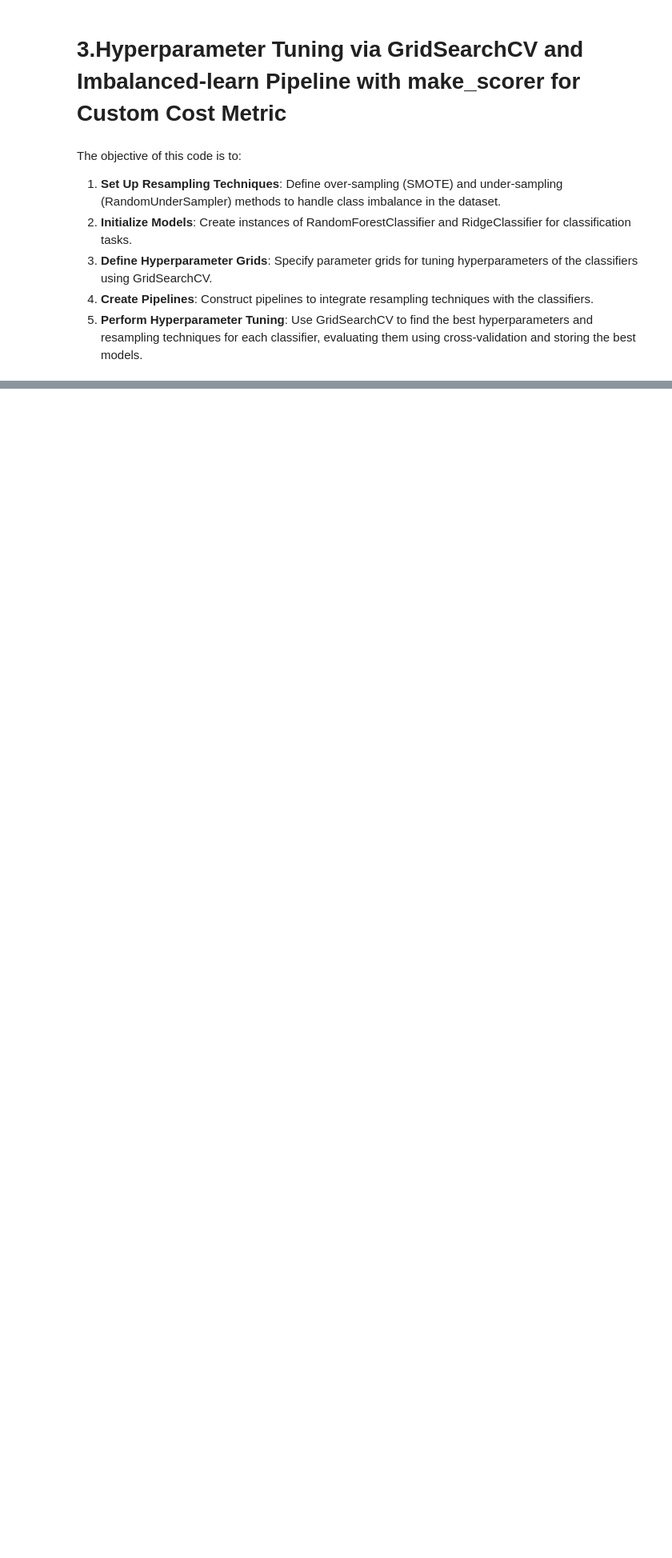
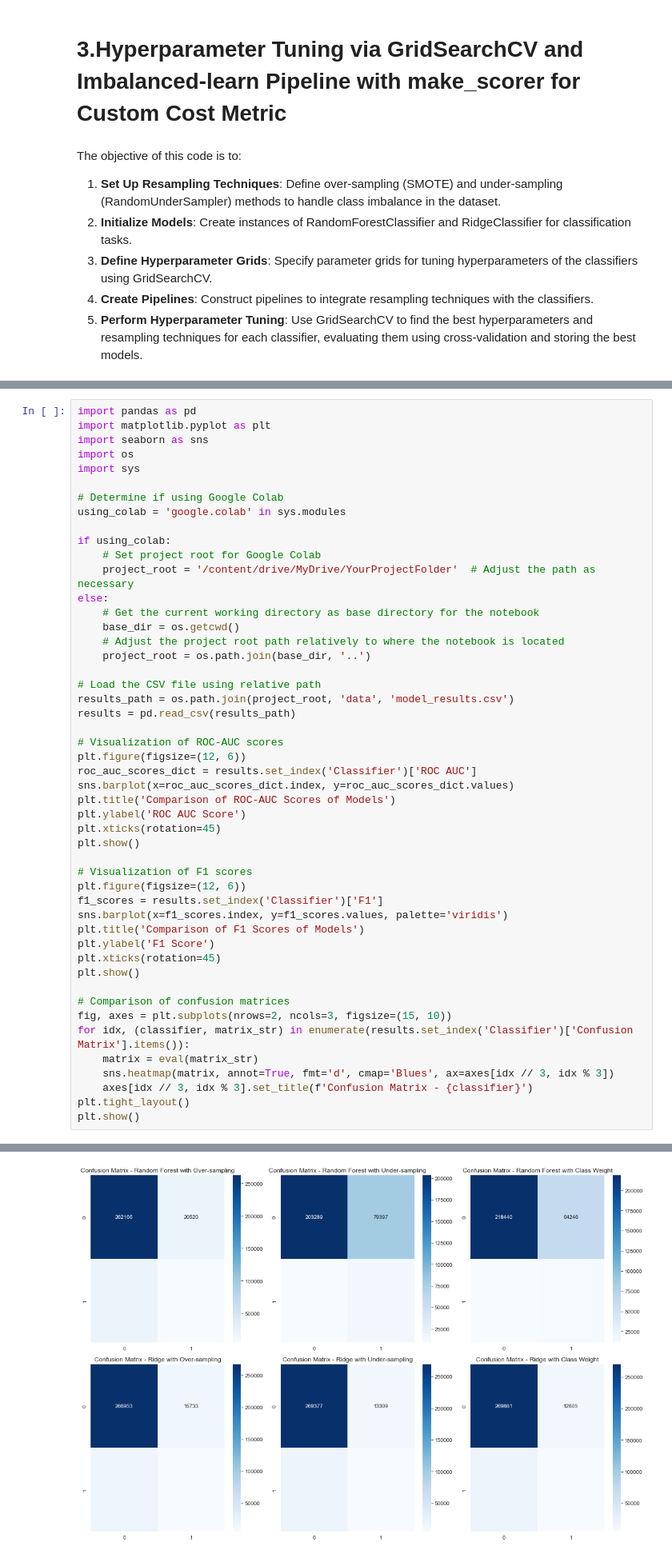
Before and after one commit to preudh/OC_IA_P4_Build_a_scoring_model, a Jupyter notebook: notebooks/Preudhomme_Patrice_notebook_modelisation_062024.ipynb, the cells around one changed output, grey strips where cells are left out. Shown at 80% size. Cells and saved outputs as stored; diff of their text form; blank space fills up the shorter version.

```diff
--- a/notebooks/Preudhomme_Patrice_notebook_modelisation_062024.ipynb
+++ b/notebooks/Preudhomme_Patrice_notebook_modelisation_062024.ipynb
@@ -806,0 +727,50 @@ summary_table
+# %%
+import pandas as pd
+import matplotlib.pyplot as plt
+import seaborn as sns
+import os
+import sys
+
+# Determine if using Google Colab
+using_colab = 'google.colab' in sys.modules
+
+if using_colab:
+    # Set project root for Google Colab
+    project_root = '/content/drive/MyDrive/YourProjectFolder'  # Adjust the path as necessary
+else:
+    # Get the current working directory as base directory for the notebook
+    base_dir = os.getcwd()
+    # Adjust the project root path relatively to where the notebook is located
+    project_root = os.path.join(base_dir, '..')
+
+# Load the CSV file using relative path
+results_path = os.path.join(project_root, 'data', 'model_results.csv')
+results = pd.read_csv(results_path)
+
+# Visualization of ROC-AUC scores
+plt.figure(figsize=(12, 6))
+roc_auc_scores_dict = results.set_index('Classifier')['ROC AUC']
+sns.barplot(x=roc_auc_scores_dict.index, y=roc_auc_scores_dict.values)
+plt.title('Comparison of ROC-AUC Scores of Models')
+plt.ylabel('ROC AUC Score')
+plt.xticks(rotation=45)
+plt.show()
+
+# Visualization of F1 scores
+plt.figure(figsize=(12, 6))
+f1_scores = results.set_index('Classifier')['F1']
+sns.barplot(x=f1_scores.index, y=f1_scores.values, palette='viridis')
+plt.title('Comparison of F1 Scores of Models')
+plt.ylabel('F1 Score')
+plt.xticks(rotation=45)
+plt.show()
+
+# Comparison of confusion matrices
+fig, axes = plt.subplots(nrows=2, ncols=3, figsize=(15, 10))
+for idx, (classifier, matrix_str) in enumerate(results.set_index('Classifier')['Confusion Matrix'].items()):
+    matrix = eval(matrix_str)
+    sns.heatmap(matrix, annot=True, fmt='d', cmap='Blues', ax=axes[idx // 3, idx % 3])
+    axes[idx // 3, idx % 3].set_title(f'Confusion Matrix - {classifier}')
+plt.tight_layout()
+plt.show()
+# %% [output]
@@ -806,0 +779 @@ summary_table
+[figure, added]
```
Also changed, not shown: parts of 8 cells of this notebook.
